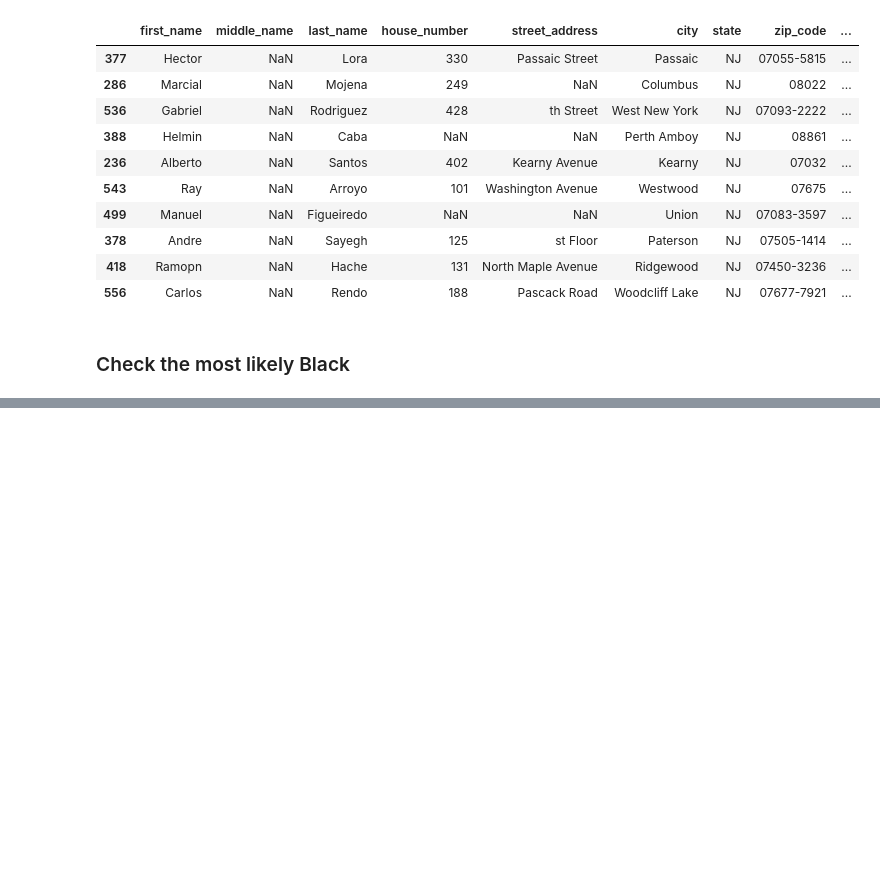
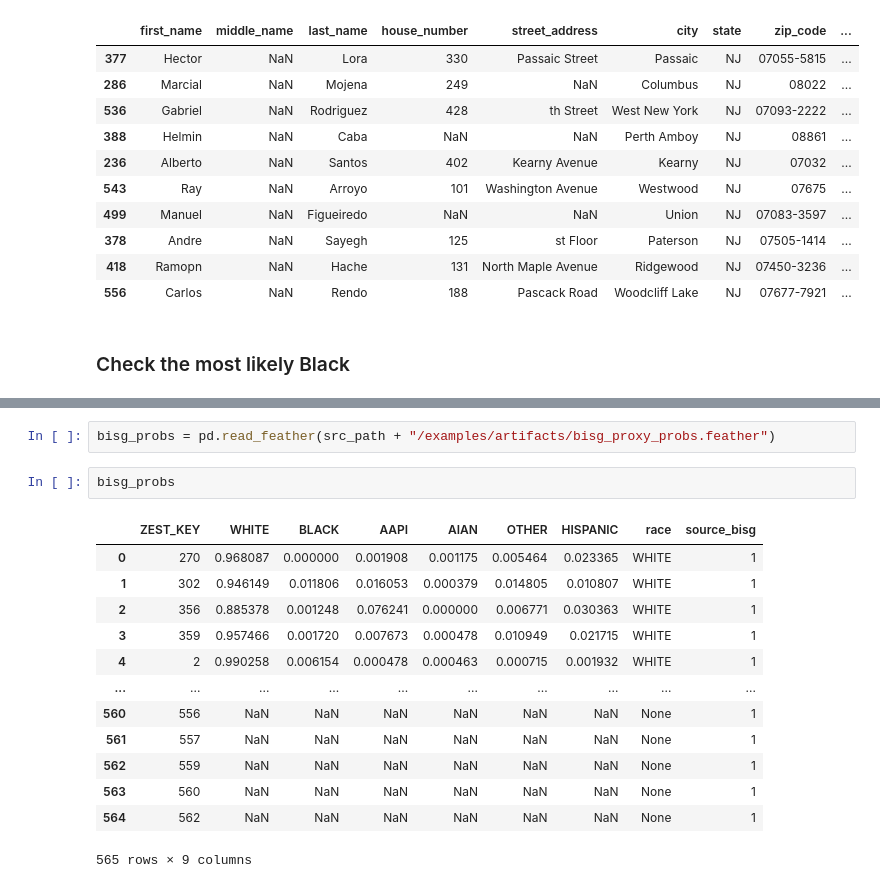
Before and after one commit to zestai/zrp, a Jupyter notebook: examples/ZRP-User-Guide.ipynb, the cells around one changed output, grey strips where cells are left out. Cells and saved outputs as stored; diff of their text form; blank space fills up the shorter version.

```diff
--- a/examples/ZRP-User-Guide.ipynb
+++ b/examples/ZRP-User-Guide.ipynb
@@ -218,3 +223,21 @@ zrp_output.nlargest(10, "BLACK")
 | 250 | Mary | NaN | Wardlow | 4 | East Douglas Avenue | Lawnside | NJ | 08045-1597 | ... |
 | 78 | Jamila | NaN | Odom-Bremmer | 201 | Grant Avenue | Chesilhurst | NJ | 08089 | ... |
 | 540 | Sandy | NaN | Henley | 710 | Rancocas Road | Westampton | NJ | 08060-5642 | ... |
+# %%
+bisg_probs = pd.read_feather(src_path + "/examples/artifacts/bisg_proxy_probs.feather")
+# %%
+bisg_probs
+# %% [output]
+|  | ZEST_KEY | WHITE | BLACK | AAPI | AIAN | OTHER | HISPANIC | race | source_bisg |
+| 0 | 270 | 0.968087 | 0.000000 | 0.001908 | 0.001175 | 0.005464 | 0.023365 | WHITE | 1 |
+| 1 | 302 | 0.946149 | 0.011806 | 0.016053 | 0.000379 | 0.014805 | 0.010807 | WHITE | 1 |
+| 2 | 356 | 0.885378 | 0.001248 | 0.076241 | 0.000000 | 0.006771 | 0.030363 | WHITE | 1 |
+| 3 | 359 | 0.957466 | 0.001720 | 0.007673 | 0.000478 | 0.010949 | 0.021715 | WHITE | 1 |
+| 4 | 2 | 0.990258 | 0.006154 | 0.000478 | 0.000463 | 0.000715 | 0.001932 | WHITE | 1 |
+| ... | ... | ... | ... | ... | ... | ... | ... | ... | ... |
+| 560 | 556 | NaN | NaN | NaN | NaN | NaN | NaN | None | 1 |
+| 561 | 557 | NaN | NaN | NaN | NaN | NaN | NaN | None | 1 |
+| 562 | 559 | NaN | NaN | NaN | NaN | NaN | NaN | None | 1 |
+| 563 | 560 | NaN | NaN | NaN | NaN | NaN | NaN | None | 1 |
+| 564 | 562 | NaN | NaN | NaN | NaN | NaN | NaN | None | 1 |
+565 rows × 9 columns
```
Also changed, not shown: parts of 4 cells of this notebook, 3 other files.
